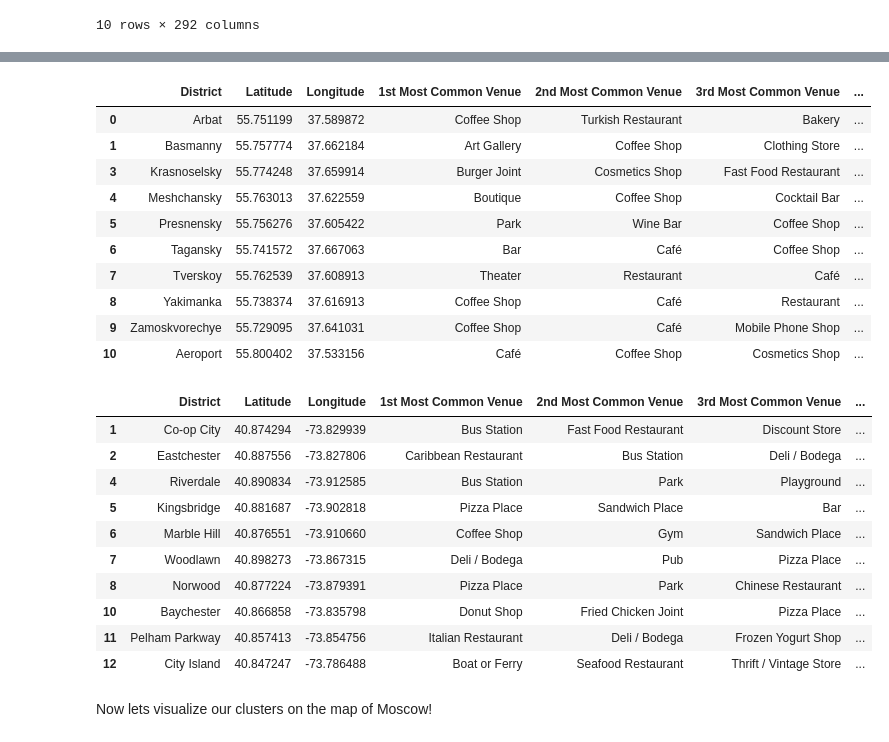
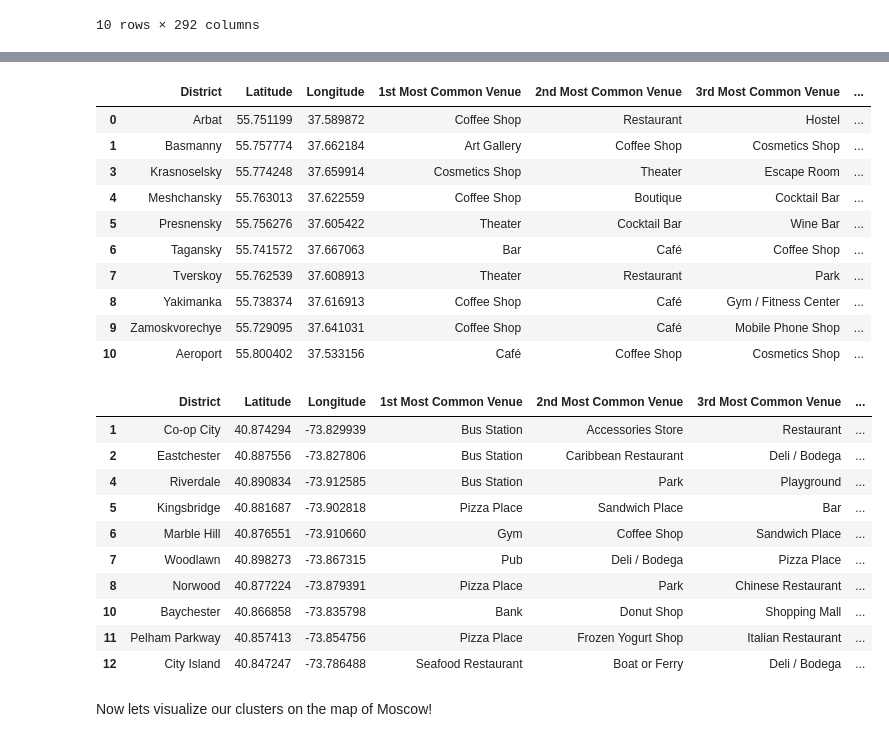
Before and after one commit to MMatlashov/AppliedDataSci_CapstoneProject, a Jupyter notebook: Matlashov_AppliedDataSciProject_FinalAssignment.ipynb, the cells around one changed output, grey strips where cells are left out. Saved outputs shown, nothing was run; the diff lists cells and outputs as text; code cells hidden in the pictures.

```diff
--- a/Matlashov_AppliedDataSciProject_FinalAssignment.ipynb
+++ b/Matlashov_AppliedDataSciProject_FinalAssignment.ipynb
@@ -454,9 +443,6 @@ Finally, we are going to use k-means clustering to analyze and compare neighborh
 # %%
 #Clustering
-nycANDmosc_grouped_df = pd.concat([moscow_grouped, newyork_grouped])
-nycANDmosc_clustering_df = nycANDmosc_grouped_df.drop('District', 1)
-#replace NaN with zeroes
-nycANDmosc_clustering_df = nycANDmosc_clustering_df.fillna(0)
+nycANDmosc_clustering_df = nycANDmosc_grouped.drop('District', 1)
 
 nycANDmosc_clustering_df.head(10)
 # %% [output]
@@ -493,6 +479,6 @@ Text(0, 0.5, 'inertia')
 # %%
-#Perform clustering with 7 centroids
-kmeans = KMeans(n_clusters = 7, random_state = 0).fit(nycANDmosc_clustering_df)
+#Perform clustering with 8 centroids
+kmeans = KMeans(n_clusters = 8, random_state = 0).fit(nycANDmosc_clustering_df)
 # check cluster labels generated for each row in the dataframe
 kmeans.labels_[0:10]
 # %% [output]
@@ -500,4 +486,4 @@ array([1, 1, 1, 6, 4, 1, 4, 4, 6, 1], dtype=int32)
 # %%
 # add clustering labels
-nycANDmosc_grouped_df.insert(0, 'Cluster Labels', kmeans.labels_)
-# nycANDmosc_grouped_df.head(10)
+nycANDmosc_grouped.insert(0, 'Cluster Labels', kmeans.labels_)
+# nycANDmosc_grouped.head(10)
@@ -519,47 +492,47 @@ nycANDmosc_grouped_df.insert(0, 'Cluster Labels', kmeans.labels_)
 moscow_merged = moscow_df
 
 # merge manhattan_grouped with moscow_data to add latitude/longitude for each neighborhood
-moscow_merged = moscow_merged.join(moscow_venues_sorted.set_index('District'), on = 'District')
+moscow_merged = moscow_merged.join(nycANDmosc_venues_sorted.set_index('District'), on = 'District')
 moscow_merged = moscow_merged.dropna()
 # add cluster label
-moscow_merged['Cluster Labels'] = moscow_merged['District'].map(nycANDmosc_grouped_df.set_index('District')['Cluster Labels'])
+moscow_merged['Cluster Labels'] = moscow_merged['District'].map(nycANDmosc_grouped.set_index('District')['Cluster Labels'])
 
 
 moscow_merged.head(10)
 # %% [output]
 |  | District | Latitude | Longitude | 1st Most Common Venue | 2nd Most Common Venue | 3rd Most Common Venue | ... |
-| 0 | Arbat | 55.751199 | 37.589872 | Coffee Shop | Turkish Restaurant | Bakery | ... |
-| 1 | Basmanny | 55.757774 | 37.662184 | Art Gallery | Coffee Shop | Clothing Store | ... |
-| 3 | Krasnoselsky | 55.774248 | 37.659914 | Burger Joint | Cosmetics Shop | Fast Food Restaurant | ... |
-| 4 | Meshchansky | 55.763013 | 37.622559 | Boutique | Coffee Shop | Cocktail Bar | ... |
-| 5 | Presnensky | 55.756276 | 37.605422 | Park | Wine Bar | Coffee Shop | ... |
+| 0 | Arbat | 55.751199 | 37.589872 | Coffee Shop | Restaurant | Hostel | ... |
+| 1 | Basmanny | 55.757774 | 37.662184 | Art Gallery | Coffee Shop | Cosmetics Shop | ... |
+| 3 | Krasnoselsky | 55.774248 | 37.659914 | Cosmetics Shop | Theater | Escape Room | ... |
+| 4 | Meshchansky | 55.763013 | 37.622559 | Coffee Shop | Boutique | Cocktail Bar | ... |
+| 5 | Presnensky | 55.756276 | 37.605422 | Theater | Cocktail Bar | Wine Bar | ... |
 | 6 | Tagansky | 55.741572 | 37.667063 | Bar | Café | Coffee Shop | ... |
-| 7 | Tverskoy | 55.762539 | 37.608913 | Theater | Restaurant | Café | ... |
-| 8 | Yakimanka | 55.738374 | 37.616913 | Coffee Shop | Café | Restaurant | ... |
+| 7 | Tverskoy | 55.762539 | 37.608913 | Theater | Restaurant | Park | ... |
+| 8 | Yakimanka | 55.738374 | 37.616913 | Coffee Shop | Café | Gym / Fitness Center | ... |
 | 9 | Zamoskvorechye | 55.729095 | 37.641031 | Coffee Shop | Café | Mobile Phone Shop | ... |
 | 10 | Aeroport | 55.800402 | 37.533156 | Café | Coffee Shop | Cosmetics Shop | ... |
 # %%
 #same for newyork
 newyork_merged = newyork_df
 
-newyork_merged = newyork_merged.join(newyork_venues_sorted.set_index('District'), on = 'District')
+newyork_merged = newyork_merged.join(nycANDmosc_venues_sorted.set_index('District'), on = 'District')
 newyork_merged = newyork_merged.dropna()
 # add cluster label
-newyork_merged['Cluster Labels'] = newyork_merged['District'].map(nycANDmosc_grouped_df.set_index('District')['Cluster Labels'])
+newyork_merged['Cluster Labels'] = newyork_merged['District'].map(nycANDmosc_grouped.set_index('District')['Cluster Labels'])
 
 newyork_merged.head(10)
 # %% [output]
 |  | District | Latitude | Longitude | 1st Most Common Venue | 2nd Most Common Venue | 3rd Most Common Venue | ... |
-| 1 | Co-op City | 40.874294 | -73.829939 | Bus Station | Fast Food Restaurant | Discount Store | ... |
-| 2 | Eastchester | 40.887556 | -73.827806 | Caribbean Restaurant | Bus Station | Deli / Bodega | ... |
+| 1 | Co-op City | 40.874294 | -73.829939 | Bus Station | Accessories Store | Restaurant | ... |
+| 2 | Eastchester | 40.887556 | -73.827806 | Bus Station | Caribbean Restaurant | Deli / Bodega | ... |
 | 4 | Riverdale | 40.890834 | -73.912585 | Bus Station | Park | Playground | ... |
 | 5 | Kingsbridge | 40.881687 | -73.902818 | Pizza Place | Sandwich Place | Bar | ... |
-| 6 | Marble Hill | 40.876551 | -73.910660 | Coffee Shop | Gym | Sandwich Place | ... |
-| 7 | Woodlawn | 40.898273 | -73.867315 | Deli / Bodega | Pub | Pizza Place | ... |
+| 6 | Marble Hill | 40.876551 | -73.910660 | Gym | Coffee Shop | Sandwich Place | ... |
+| 7 | Woodlawn | 40.898273 | -73.867315 | Pub | Deli / Bodega | Pizza Place | ... |
 | 8 | Norwood | 40.877224 | -73.879391 | Pizza Place | Park | Chinese Restaurant | ... |
-| 10 | Baychester | 40.866858 | -73.835798 | Donut Shop | Fried Chicken Joint | Pizza Place | ... |
-| 11 | Pelham Parkway | 40.857413 | -73.854756 | Italian Restaurant | Deli / Bodega | Frozen Yogurt Shop | ... |
-| 12 | City Island | 40.847247 | -73.786488 | Boat or Ferry | Seafood Restaurant | Thrift / Vintage Store | ... |
+| 10 | Baychester | 40.866858 | -73.835798 | Bank | Donut Shop | Shopping Mall | ... |
+| 11 | Pelham Parkway | 40.857413 | -73.854756 | Pizza Place | Frozen Yogurt Shop | Italian Restaurant | ... |
+| 12 | City Island | 40.847247 | -73.786488 | Seafood Restaurant | Boat or Ferry | Deli / Bodega | ... |
 # %% [markdown]
 Now lets visualize our clusters on the map of Moscow!
 # %%
```
Also changed, not shown: parts of 44 cells of this notebook.
